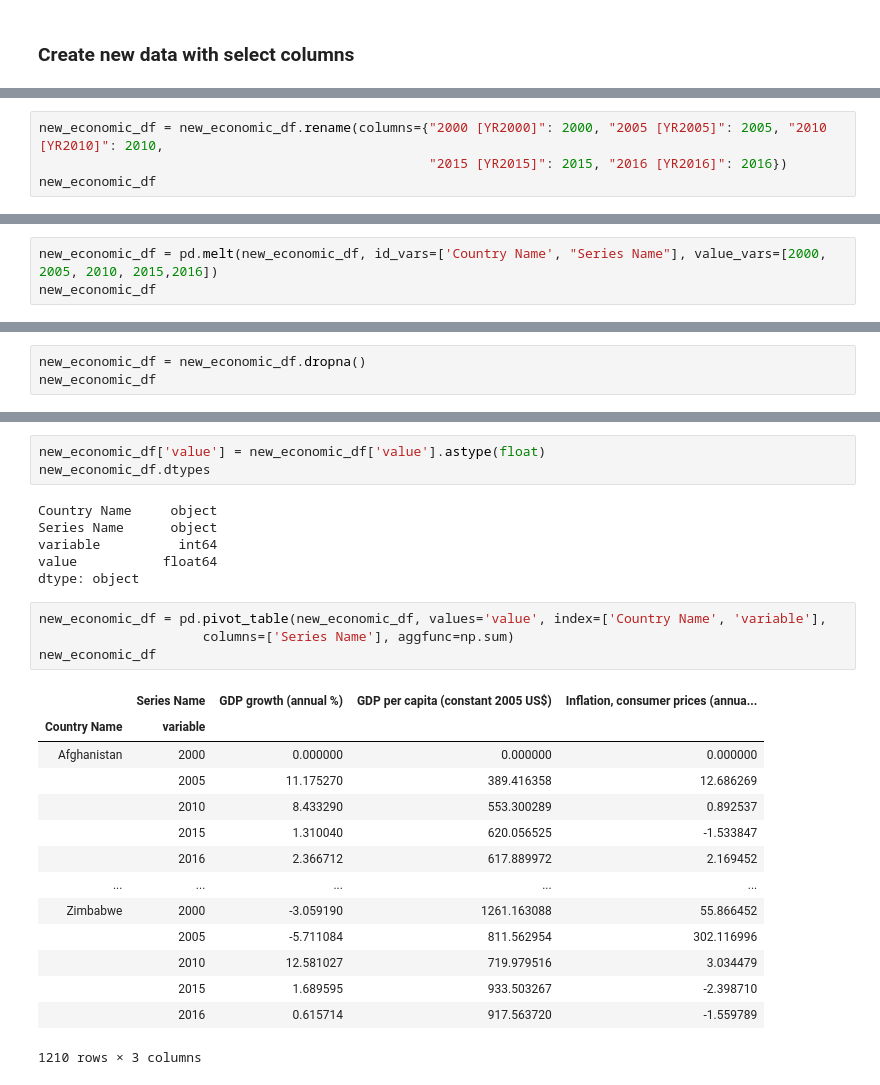
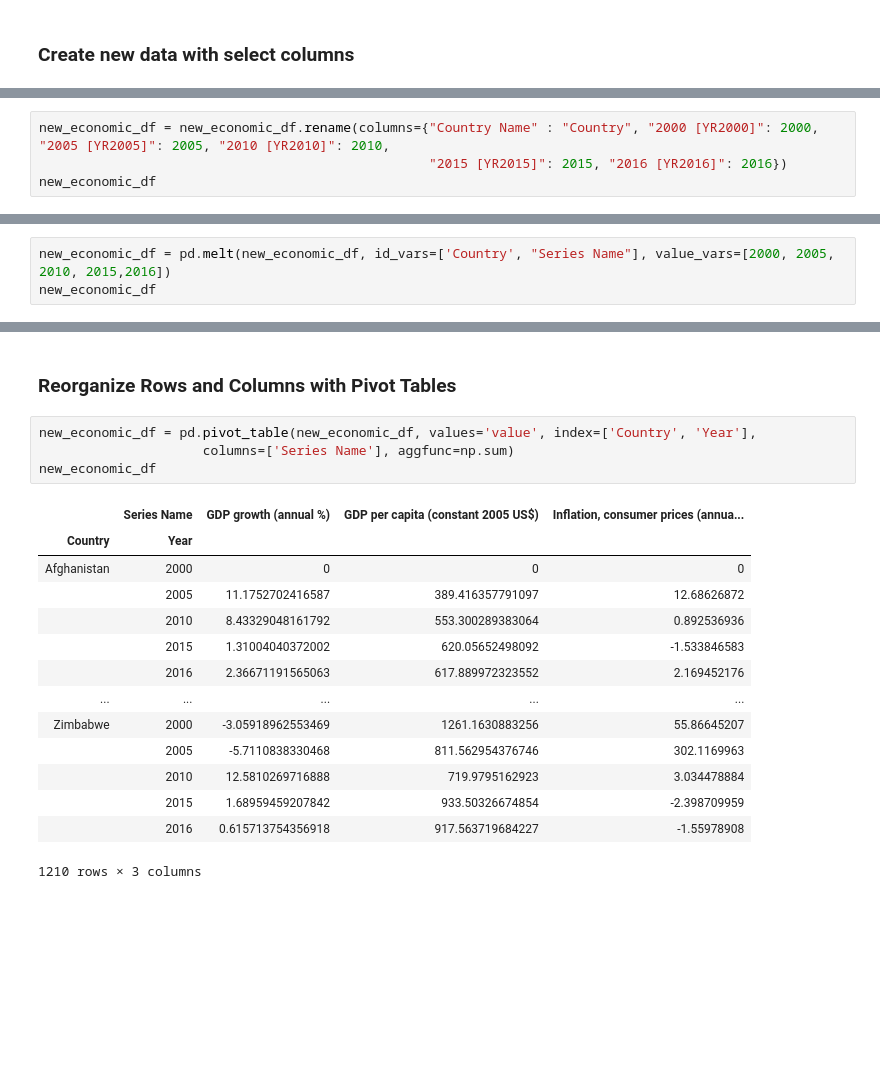
Before and after one commit to UncleBacon/ETL_Project, a Jupyter notebook: Jupyter Notebooks/economic.ipynb, the cells around one changed output, grey strips where cells are left out. Cells and saved outputs as stored; diff of their text form; blank space fills up the shorter version.

```diff
--- a/Jupyter Notebooks/economic.ipynb
+++ b/Jupyter Notebooks/economic.ipynb
@@ -30,5 +33,5 @@ new_economic_df.head()
 # %%
-new_economic_df = new_economic_df.rename(columns={"2000 [YR2000]": 2000, "2005 [YR2005]": 2005, "2010 [YR2010]": 2010,
+new_economic_df = new_economic_df.rename(columns={"Country Name" : "Country", "2000 [YR2000]": 2000, "2005 [YR2005]": 2005, "2010 [YR2010]": 2010,
                                                   "2015 [YR2015]": 2015, "2016 [YR2016]": 2016})
 new_economic_df
 # %% [output]
@@ -48,4 +53,4 @@ new_economic_df
 # %%
-new_economic_df = pd.melt(new_economic_df, id_vars=['Country Name', "Series Name"], value_vars=[2000, 2005, 2010, 2015,2016])
+new_economic_df = pd.melt(new_economic_df, id_vars=['Country', "Series Name"], value_vars=[2000, 2005, 2010, 2015,2016])
 new_economic_df
 # %% [output]
@@ -91,3 +88,0 @@ dtype: object
-# %%
-new_economic_df = new_economic_df.dropna()
-new_economic_df
@@ -144,28 +108,21 @@ new_economic_df
-# %%
-new_economic_df['value'] = new_economic_df['value'].astype(float)
-new_economic_df.dtypes
-# %% [output]
-Country Name     object
-Series Name      object
-variable          int64
-value           float64
-dtype: object
+# %% [markdown]
+### Reorganize Rows and Columns with Pivot Tables
 # %%
-new_economic_df = pd.pivot_table(new_economic_df, values='value', index=['Country Name', 'variable'],
+new_economic_df = pd.pivot_table(new_economic_df, values='value', index=['Country', 'Year'],
                      columns=['Series Name'], aggfunc=np.sum)
 new_economic_df
 # %% [output]
 |  | Series Name | GDP growth (annual %) | GDP per capita (constant 2005 US$) | Inflation, consumer prices (annua... |
-| Country Name | variable |  |  |  |
-| Afghanistan | 2000 | 0.000000 | 0.000000 | 0.000000 |
-|  | 2005 | 11.175270 | 389.416358 | 12.686269 |
-|  | 2010 | 8.433290 | 553.300289 | 0.892537 |
-|  | 2015 | 1.310040 | 620.056525 | -1.533847 |
-|  | 2016 | 2.366712 | 617.889972 | 2.169452 |
+| Country | Year |  |  |  |
+| Afghanistan | 2000 | 0 | 0 | 0 |
+|  | 2005 | 11.1752702416587 | 389.416357791097 | 12.68626872 |
+|  | 2010 | 8.43329048161792 | 553.300289383064 | 0.892536936 |
+|  | 2015 | 1.31004040372002 | 620.05652498092 | -1.533846583 |
+|  | 2016 | 2.36671191565063 | 617.889972323552 | 2.169452176 |
 | ... | ... | ... | ... | ... |
-| Zimbabwe | 2000 | -3.059190 | 1261.163088 | 55.866452 |
-|  | 2005 | -5.711084 | 811.562954 | 302.116996 |
-|  | 2010 | 12.581027 | 719.979516 | 3.034479 |
-|  | 2015 | 1.689595 | 933.503267 | -2.398710 |
-|  | 2016 | 0.615714 | 917.563720 | -1.559789 |
+| Zimbabwe | 2000 | -3.05918962553469 | 1261.1630883256 | 55.86645207 |
+|  | 2005 | -5.7110838330468 | 811.562954376746 | 302.1169963 |
+|  | 2010 | 12.5810269716888 | 719.9795162923 | 3.034478884 |
+|  | 2015 | 1.68959459207842 | 933.50326674854 | -2.398709959 |
+|  | 2016 | 0.615713754356918 | 917.563719684227 | -1.55978908 |
 1210 rows × 3 columns
```
Also changed, not shown: parts of 19 cells of this notebook, 2 other files.
